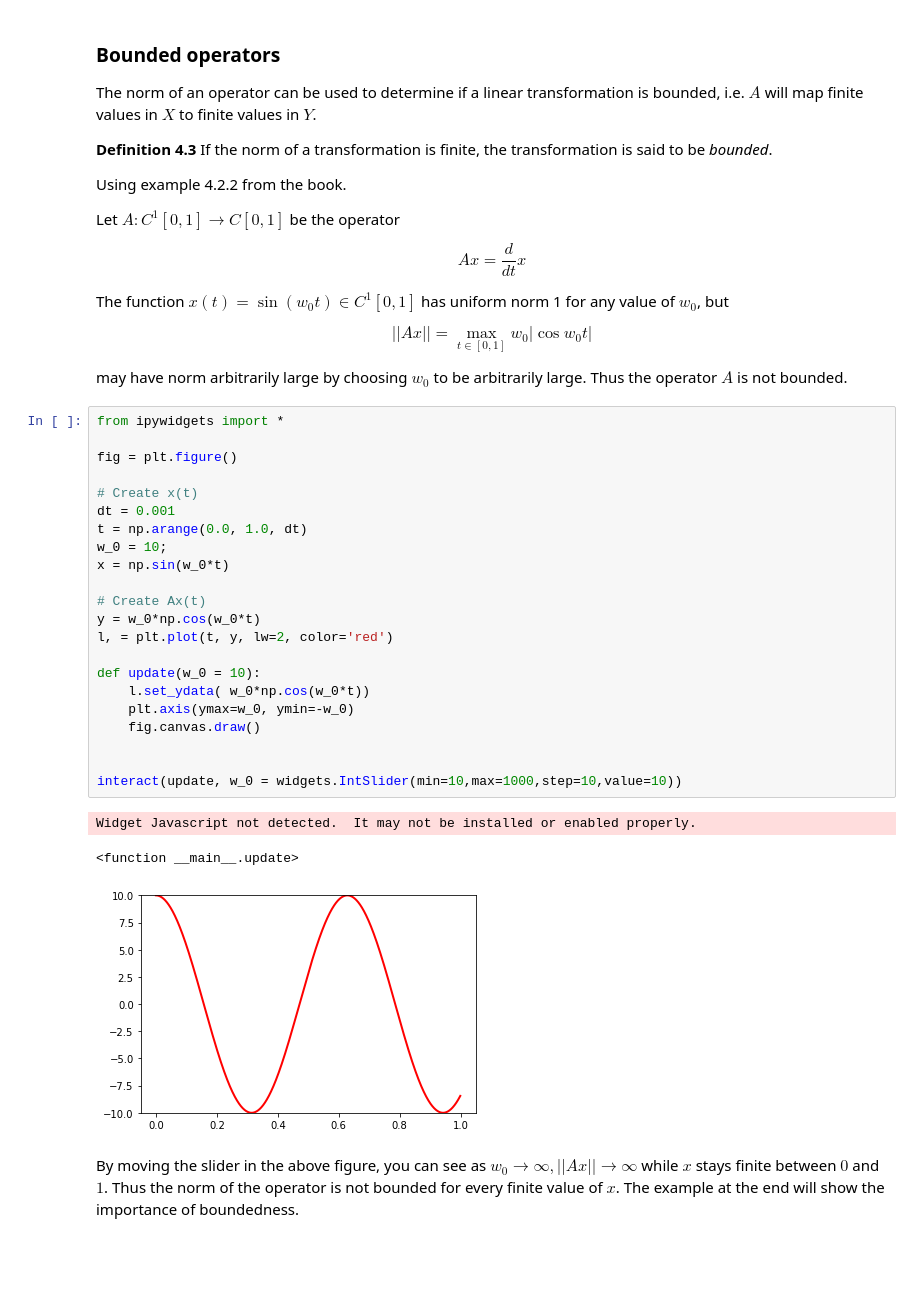
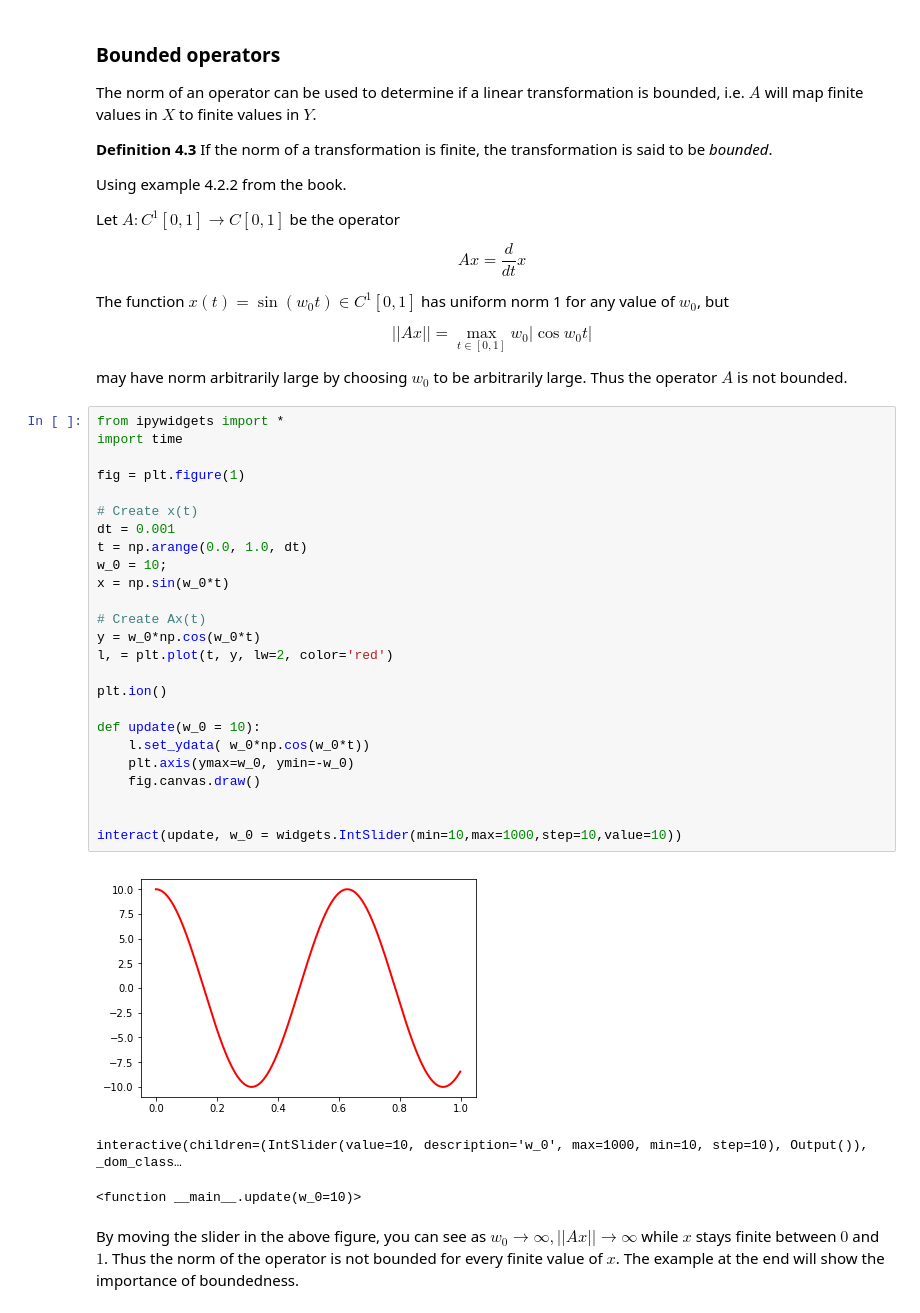
Before and after one commit to pmarke/ecen671, a Jupyter notebook: project/matrix_norms.ipynb, the cells around one changed output. Drawn from its saved outputs; the diff is of its cells as text; blank space fills up the shorter version.

```diff
--- a/project/matrix_norms.ipynb
+++ b/project/matrix_norms.ipynb
@@ -107,30 +107,33 @@ $$||Ax|| = \max_{t \in [0,1]} w_0|\cos w_0t|$$
 may have norm arbitrarily large by choosing $w_0$ to be arbitrarily large. Thus the operator $A$ is not bounded.
 # %%
 from ipywidgets import *
+import time
 
-fig = plt.figure()
+fig = plt.figure(1)
 
 # Create x(t)
 dt = 0.001
 t = np.arange(0.0, 1.0, dt)
 w_0 = 10;
 x = np.sin(w_0*t)
 
 # Create Ax(t)
 y = w_0*np.cos(w_0*t)
 l, = plt.plot(t, y, lw=2, color='red')
 
+plt.ion()
+
 def update(w_0 = 10):
     l.set_ydata( w_0*np.cos(w_0*t))
     plt.axis(ymax=w_0, ymin=-w_0)
     fig.canvas.draw()
 
 
 interact(update, w_0 = widgets.IntSlider(min=10,max=1000,step=10,value=10))
 # %% [output]
+[figure, new version]
-Widget Javascript not detected.  It may not be installed or enabled properly.
+interactive(children=(IntSlider(value=10, description='w_0', max=1000, min=10, step=10), Output()), _dom_class…
-<function __main__.update>
+<function __main__.update(w_0=10)>
-[figure, old version]
 # %% [markdown]
 By moving the slider in the above figure, you can see as $w_0 \rightarrow \infty, ||Ax|| \rightarrow \infty$ while $x$ stays finite between $0$ and $1$. Thus the norm of the operator is not bounded for every finite value of $x$. The example at the end will show the importance of boundedness.
 # %% [markdown]
```
Also changed, not shown: parts of 3 cells of this notebook, 5 other files.
